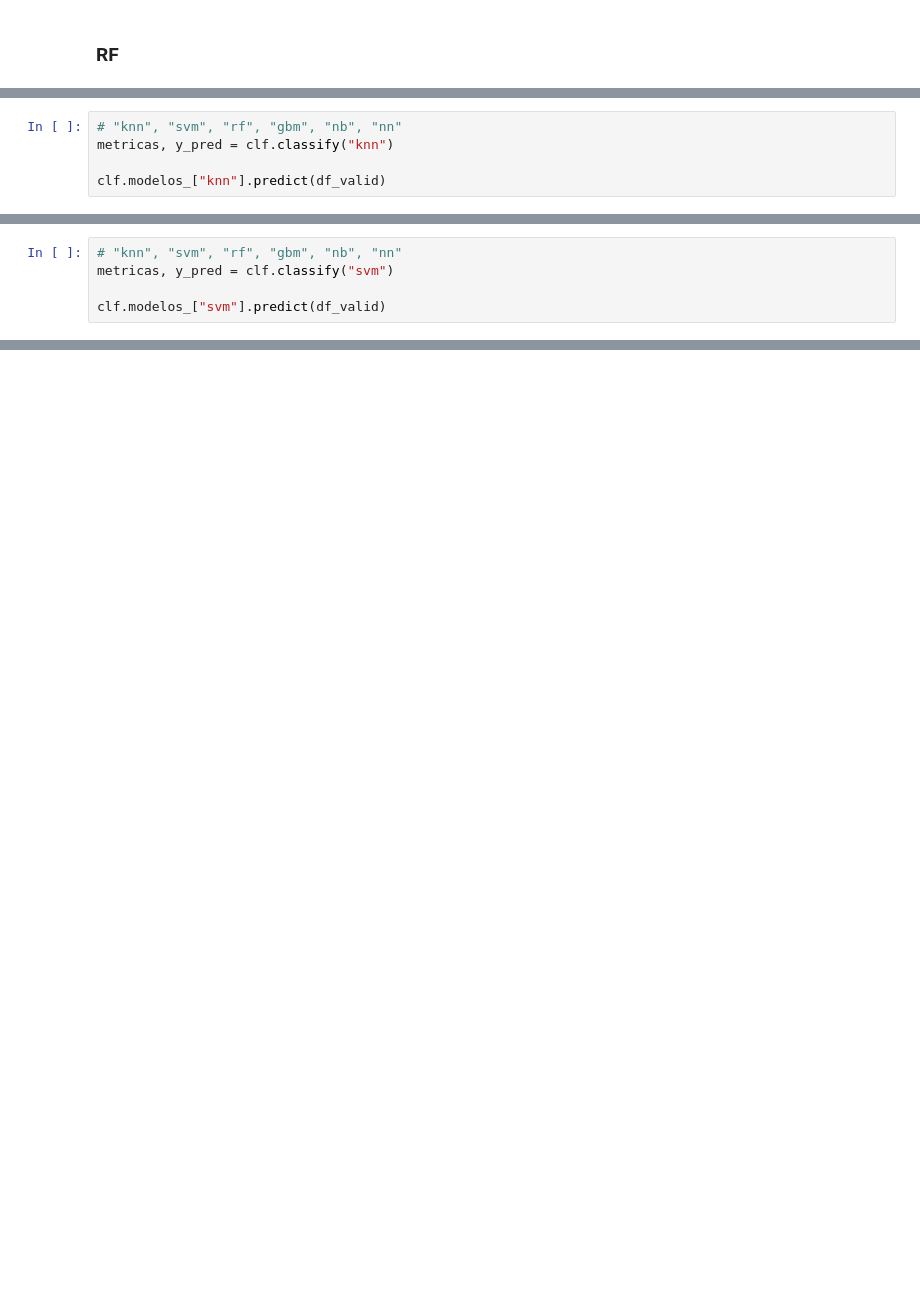
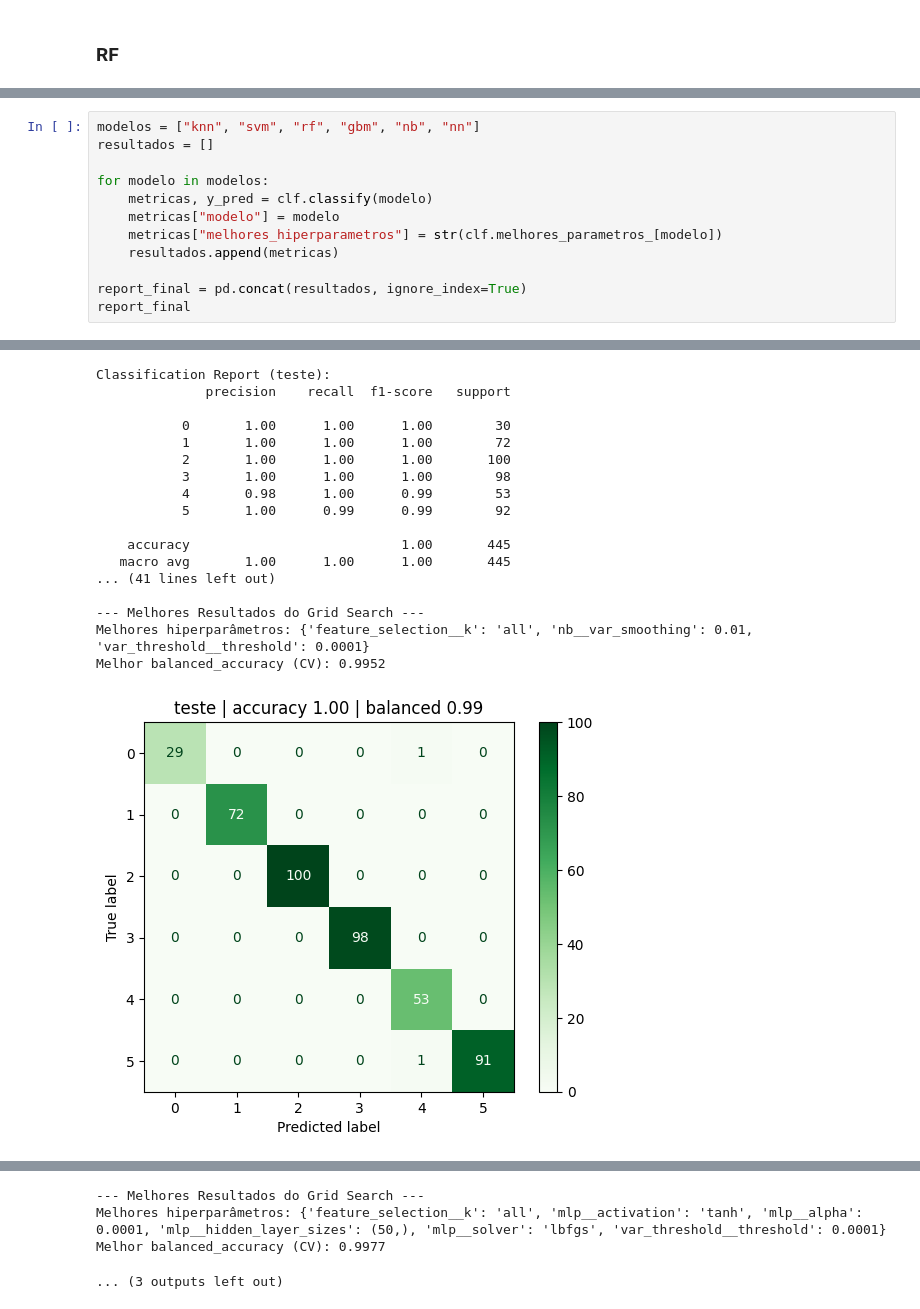
Before and after one commit to Rodrigo-Lusa/ml_isolados_brasileiros, a Jupyter notebook: notebooks/07_classificacao.ipynb, the cells around one changed output, grey strips where cells are left out. Drawn from its saved outputs; the diff is of its cells as text; blank space fills up the shorter version.

Commit message:
notebook de classificacao finalizado

```diff
--- a/notebooks/07_classificacao.ipynb
+++ b/notebooks/07_classificacao.ipynb
@@ -150,5 +214,0 @@ array([1, 5, 4, 1, 1, 2, 5, 3, 2, 3, 3, 3, 1, 3, 5, 1, 1, 3, 3, 3, 2, 4,
-# %%
-# "knn", "svm", "rf", "gbm", "nb", "nn"
-metricas, y_pred = clf.classify("knn")
-
-clf.modelos_["knn"].predict(df_valid)
@@ -198,5 +214,0 @@ array([1, 5, 4, 1, 1, 2, 5, 3, 2, 3, 3, 3, 1, 3, 5, 1, 1, 3, 3, 3, 2, 4,
-# %%
-# "knn", "svm", "rf", "gbm", "nb", "nn"
-metricas, y_pred = clf.classify("svm")
-
-clf.modelos_["svm"].predict(df_valid)
@@ -243,0 +229,13 @@ array([1, 5, 4, 1, 1, 2, 5, 3, 2, 3, 3, 3, 1, 3, 5, 1, 1, 3, 3, 3, 2, 4,
+# %%
+modelos = ["knn", "svm", "rf", "gbm", "nb", "nn"]
+resultados = []
+
+for modelo in modelos:
+    metricas, y_pred = clf.classify(modelo)
+    metricas["modelo"] = modelo
+    metricas["melhores_hiperparametros"] = str(clf.melhores_parametros_[modelo])
+    resultados.append(metricas)
+
+report_final = pd.concat(resultados, ignore_index=True)
+report_final
+# %% [output]
@@ -243,0 +302,18 @@ array([1, 5, 4, 1, 1, 2, 5, 3, 2, 3, 3, 3, 1, 3, 5, 1, 1, 3, 3, 3, 2, 4,
+Classification Report (teste):
+              precision    recall  f1-score   support
+
+           0       1.00      1.00      1.00        30
+           1       1.00      1.00      1.00        72
+           2       1.00      1.00      1.00       100
+           3       1.00      1.00      1.00        98
+           4       0.98      1.00      0.99        53
+           5       1.00      0.99      0.99        92
+
+    accuracy                           1.00       445
+   macro avg       1.00      1.00      1.00       445
+... (41 lines left out)
+
+--- Melhores Resultados do Grid Search ---
+Melhores hiperparâmetros: {'feature_selection__k': 'all', 'nb__var_smoothing': 0.01, 'var_threshold__threshold': 0.0001}
+Melhor balanced_accuracy (CV): 0.9952
+[figure, added]
@@ -243,0 +337,4 @@ array([1, 5, 4, 1, 1, 2, 5, 3, 2, 3, 3, 3, 1, 3, 5, 1, 1, 3, 3, 3, 2, 4,
+--- Melhores Resultados do Grid Search ---
+Melhores hiperparâmetros: {'feature_selection__k': 'all', 'mlp__activation': 'tanh', 'mlp__alpha': 0.0001, 'mlp__hidden_layer_sizes': (50,), 'mlp__solver': 'lbfgs', 'var_threshold__threshold': 0.0001}
+Melhor balanced_accuracy (CV): 0.9977
+... (3 outputs left out)
```
Also changed, not shown: parts of 31 cells of this notebook, 2 other files.
